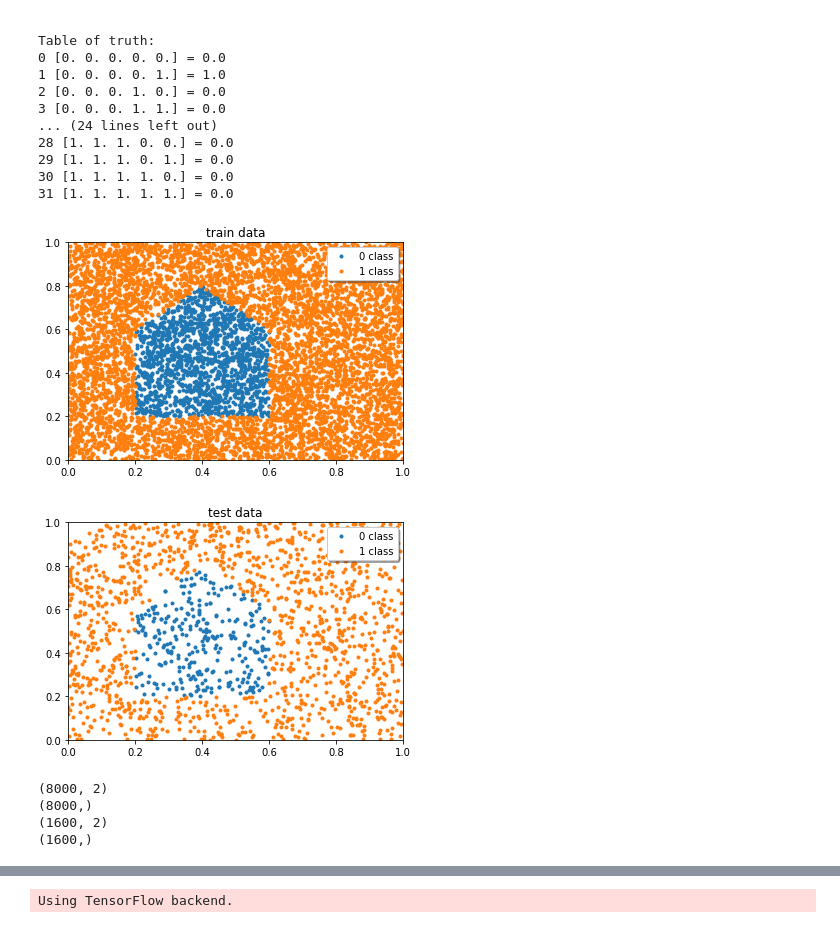
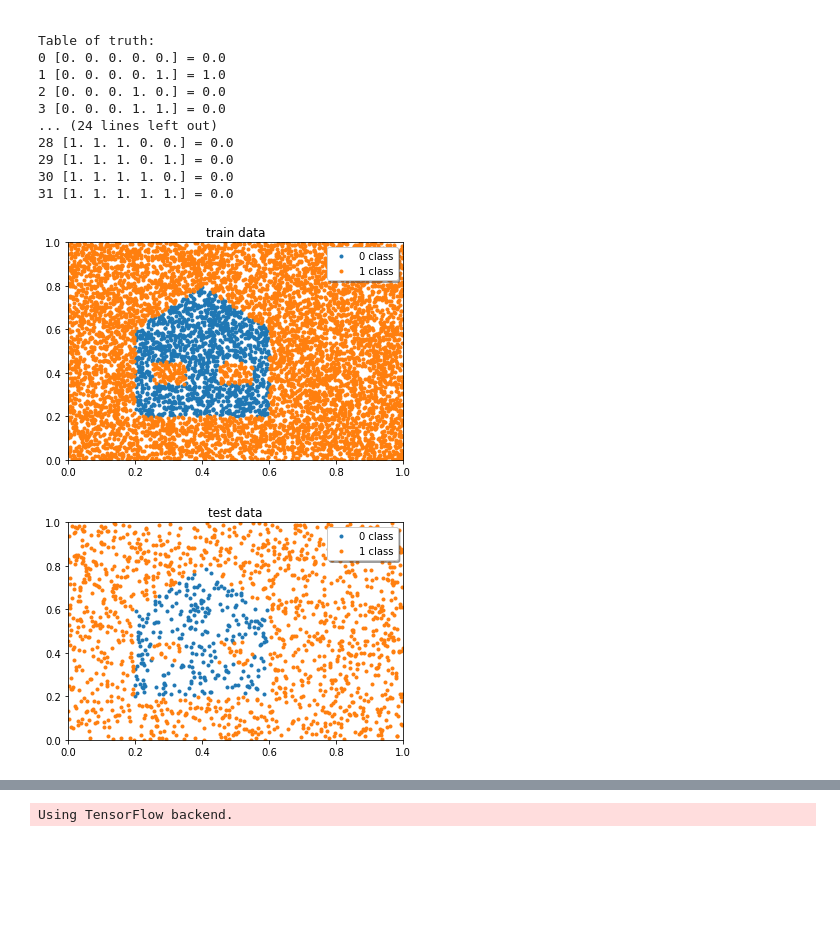
Before and after one commit to grafovdenis/NeuralNets, a Jupyter notebook: lab0/src/zero_report.ipynb, the cells around one changed output, grey strips where cells are left out. Saved outputs shown, nothing was run; the diff lists cells and outputs as text; code cells hidden in the pictures; blank space fills up the shorter version.

```diff
--- a/lab0/src/zero_report.ipynb
+++ b/lab0/src/zero_report.ipynb
@@ -160,7 +160,7 @@ sys.path.append('../..')
 from lib.draw import *
 
 
-def load_data(train_size=3000, show=False):
+def load_data(train_size=4000, show=False):
     test_size = int(train_size * 0.2)
 
     x_train = np.empty(0)
@@ -186,7 +186,9 @@ def load_data(train_size=3000, show=False):
             x_test = np.append(x_test, (x, y))
 
         # Text
-        if draw_rectangle(x, y, 0.2, 0.2, 0.6, 0.6) | draw_triangle(x, y, 0.2, 0.6, 0.4, 0.8, 0.6, 0.6):
+        if (draw_rectangle(x, y, 0.2, 0.2, 0.6, 0.6) | draw_triangle(x, y, 0.2, 0.6, 0.4, 0.8, 0.6, 0.6)) \
+                and not draw_rectangle(x, y, 0.25, 0.35, 0.35, 0.45) \
+                and not draw_rectangle(x, y, 0.45, 0.35, 0.55, 0.45):
             if i < train_size:
                 x0_train = np.append(x0_train, (x, y))
                 y_train = np.append(y_train, 1)
@@ -214,46 +216,35 @@ def load_data(train_size=3000, show=False):
     # Plotting train
     plt.xlim(0, 1)
     plt.ylim(0, 1)
     plt.title("train data")
     plt.plot(x0_train.transpose()[0], x0_train.transpose()[1], '.')
     plt.plot(x1_train.transpose()[0], x1_train.transpose()[1], '.')
 
     plt.legend(('0 class', '1 class'), loc='upper right', shadow=True)
 
     if show:
         plt.show()
 
     plt.close()
 
     # Plotting test
     plt.xlim(0, 1)
     plt.ylim(0, 1)
     plt.title("test data")
     plt.plot(x0_test.transpose()[0], x0_test.transpose()[1], '.')
     plt.plot(x1_test.transpose()[0], x1_test.transpose()[1], '.')
 
     plt.legend(('0 class', '1 class'), loc='upper right', shadow=True)
 
     if show:
         plt.show()
 
     return (x_train, y_train), (x_test, y_test)
 
-
-# ---------------------------
-
 (x_train, y_train), (x_test, y_test) = load_data(train_size=8000, show=True)
-print(x_train.shape)
-print(y_train.shape)
-print(x_test.shape)
-print(y_test.shape)
 # %% [output]
-[figure, old version]
+[figure, new version]
-[figure, old version]
+[figure, new version]
-(8000, 2)
-(8000,)
-(1600, 2)
-(1600,)
 # %%
 # Fourth dataset
 
```
Also changed, not shown: parts of 2 cells of this notebook, 3 other files.
